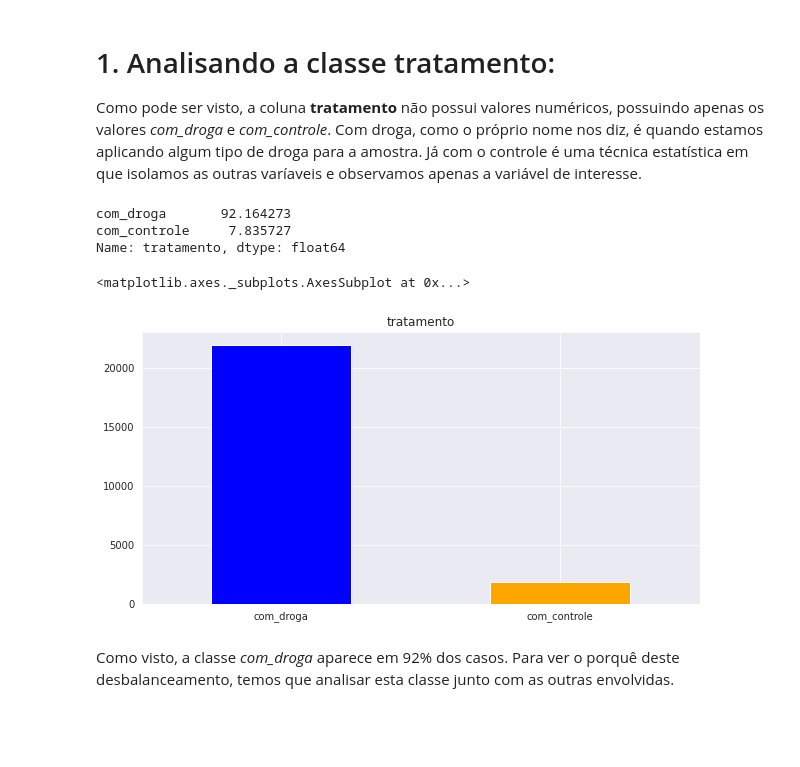
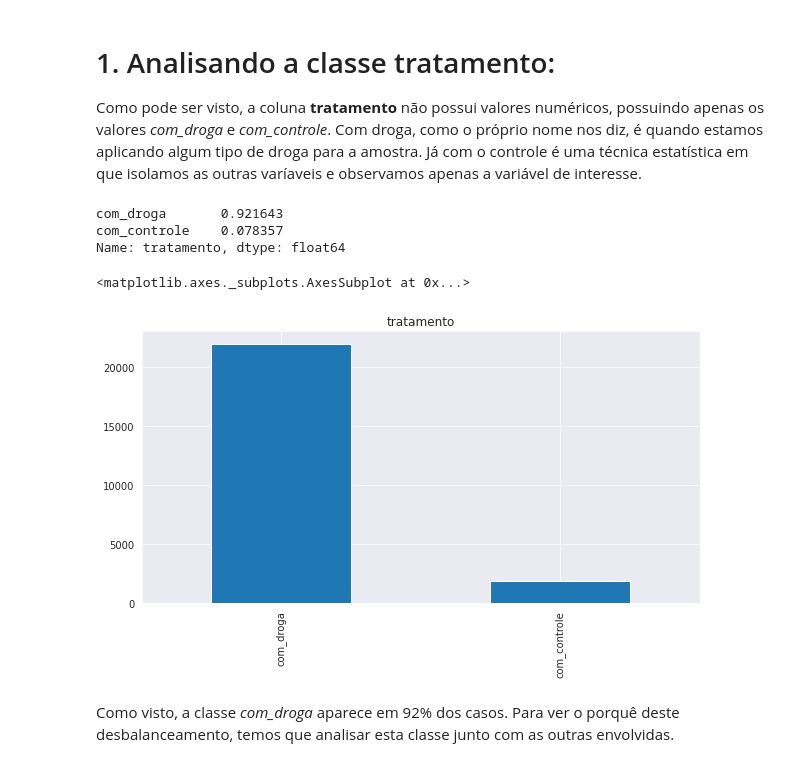
Before and after one commit to MisterGusMan/Alura_ID3, a Jupyter notebook: Análise_Aula_1.ipynb, the cells around one changed output. Drawn from its saved outputs; the diff is of its cells as text; code cells hidden in the pictures; blank space fills up the shorter version.

```diff
--- a/Análise_Aula_1.ipynb
+++ b/Análise_Aula_1.ipynb
@@ -97,14 +55,14 @@ Agora que já temos uma noção dos resultados do nosso dataframe, podemos fazer
 # 1. Analisando a classe tratamento:
 Como pode ser visto, a coluna **tratamento** não possui valores numéricos, possuindo apenas os valores *com_droga* e *com_controle*. Com droga, como o próprio nome nos diz, é quando estamos aplicando algum tipo de droga para a amostra. Já com o controle é uma técnica estatística em que isolamos as outras varíaveis e observamos apenas a variável de interesse.
 # %%
-print(df['tratamento'].value_counts(normalize = True)*100, '\n')
-df['tratamento'].value_counts().plot.bar(title = 'tratamento', figsize = (10,5), rot = 0, color = ['blue', 'orange'])
+print(df['tratamento'].value_counts(normalize = True))
+df['tratamento'].value_counts().plot.bar(title = 'tratamento', figsize = (10,5))
 # %% [output]
-com_droga       92.164273
-com_controle     7.835727
+com_droga       0.921643
+com_controle    0.078357
 Name: tratamento, dtype: float64
 <matplotlib.axes._subplots.AxesSubplot at 0x...>
-[figure, old version]
+[figure, new version]
 # %% [markdown]
 Como visto, a classe *com_droga* aparece em 92% dos casos. Para ver o porquê deste desbalanceamento, temos que analisar esta classe junto com as outras  envolvidas.
 # %%
```
Also changed, not shown: parts of 18 cells of this notebook.
